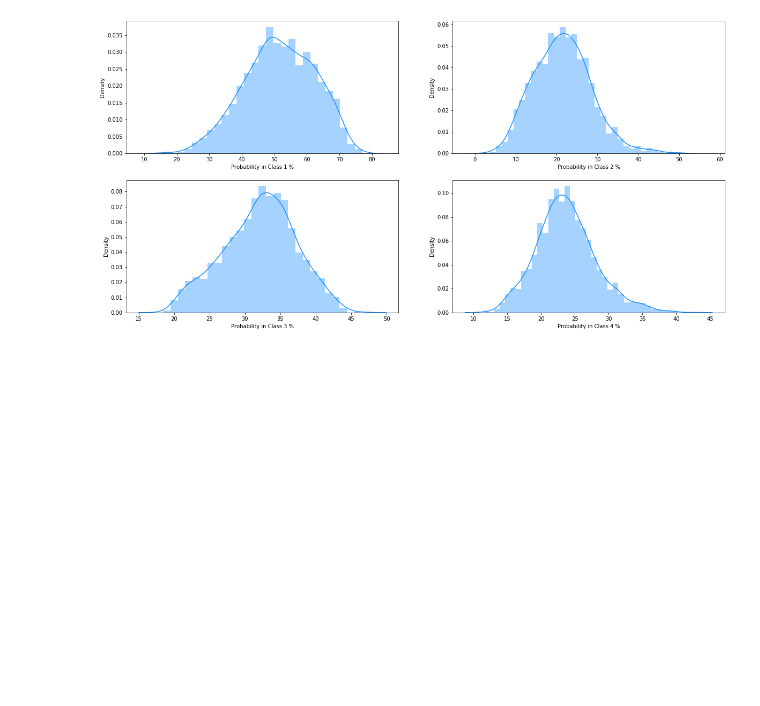
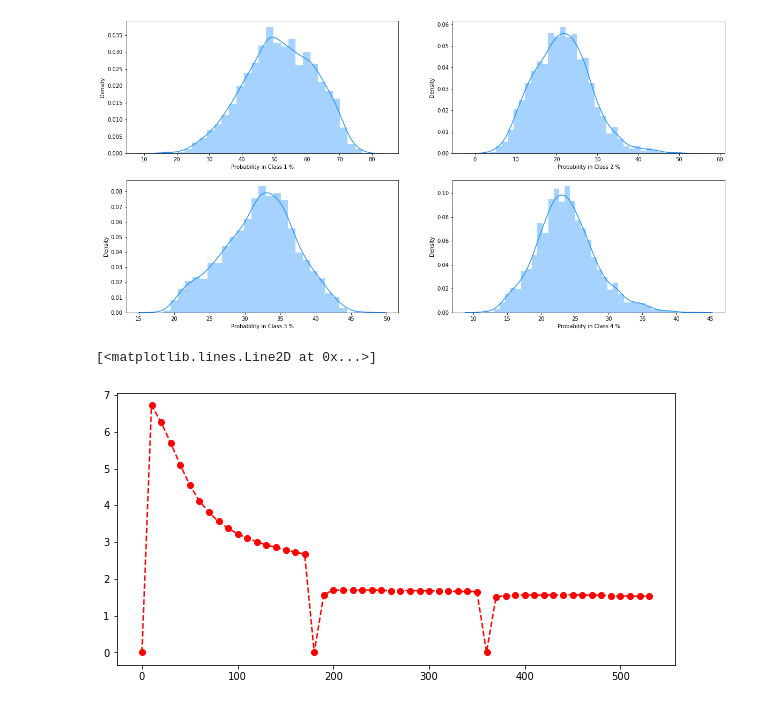
Before and after one commit to Newxy/Protein-Image-Classification, a Jupyter notebook: ResNet50_apply.ipynb, the cells around one changed output. Cells and saved outputs as stored; diff of their text form; code cells hidden in the pictures; blank space fills up the shorter version.

```diff
--- a/ResNet50_apply.ipynb
+++ b/ResNet50_apply.ipynb
@@ -147,7 +194,7 @@ threshold = 0.5
 # %%
 def fit_model(model, train_loader, val_loader, criterion, optimizer, scheduler, epoch_nums):
     probablity = []
-    loss_history = []
+    loss_history = [[],[]]
     for epoch in range(epoch_nums):
         print("Epoch: {}".format(epoch))
         start_t = time.time()
@@ -160,7 +207,7 @@ def fit_model(model, train_loader, val_loader, criterion, optimizer, scheduler,
                 model.eval()
                 data_loader = val_loader
 
-            run_loss,run_f1,run_acc,run_macrof1,batch_num = 0,0,0,0,0
+            run_loss,running_TP,running_TN,running_FP,running_FN,batch_num = 0,0,0,0,0,0
 
             for i, data in enumerate(data_loader):
                 if i %50 == 0:
@@ -179,8 +226,7 @@ def fit_model(model, train_loader, val_loader, criterion, optimizer, scheduler,
                         optimizer.step()
                         optimizer.zero_grad()
                         scheduler.step()
-                        if i %10 == 0:
-                            loss_history.append(run_loss/(i+1)/batch_size)
+
                     else:
                         if epoch+1 == epoch_nums:
                             out_p = out_p.detach().numpy()
@@ -188,17 +234,25 @@ def fit_model(model, train_loader, val_loader, criterion, optimizer, scheduler,
                                 probablity.append(out_p[n])
 
                 run_loss+=loss.item()*x.size(0)
+                if i %10 == 0:
+                    if phase =='train':
+                        loss_history[0].append(run_loss/(i+1)/batch_size)
+                    else:
+                        loss_history[1].append(run_loss/(i+1)/batch_size)
+
                 yactual=target.to(torch.int).numpy()
                 ypred=preds.to(torch.int).numpy()
-                run_f1+=f1_score(yactual, ypred, average='samples')*x.size(0)
-                run_acc+=(ypred==yactual).sum()/yactual.shape[0]/yactual.shape[1]*x.size(0)
-                run_macrof1+=f1_score(yactual, ypred, average='macro')
+                run_TP, run_TN, run_FP, run_FN=TP_FP_FP_TN(yactual,ypred)
+                running_TP+=run_TP
+                running_TN+=run_TN
+                running_FP+=run_FP
+                running_FN+=run_FN
                 batch_num+= 1
             data_size = len(data_loader.dataset)
             total_batch_loss = run_loss/data_size
-            total_batch_f1 = run_f1/data_size
-            total_batch_macrof1 = run_macrof1/batch_num
-            total_batch_acc=run_acc/data_size
+            total_batch_acc=Accuracy(running_TP, running_TN, running_FP, running_FN)
+            total_batch_f1=Micro_F1_score(running_TP, running_TN, running_FP, running_FN)
+            total_batch_macrof1=Macro_F1_score(running_TP, running_TN, running_FP, running_FN)
 
 
             print("{} loss is {} ".format(phase,total_batch_loss))
@@ -208,4 +262,4 @@ def fit_model(model, train_loader, val_loader, criterion, optimizer, scheduler,
 
         print('epoch '+str(epoch)+' cost:'+ str(time.time()-start_t))
 
-    return pd.DataFrame(probablity),np.array(loss_history)
+    return pd.DataFrame(probablity),loss_history
@@ -341,0 +413,6 @@ plot()
+# %%
+fig, ax = plt.subplots(1,1,figsize=(10,5))
+ax.plot(np.arange(len(train_loss))*10, train_loss, 'r--o', label="train_loss")
+# %% [output]
+[<matplotlib.lines.Line2D at 0x...>]
+[figure, added]
```
Also changed, not shown: parts of 24 cells of this notebook.
